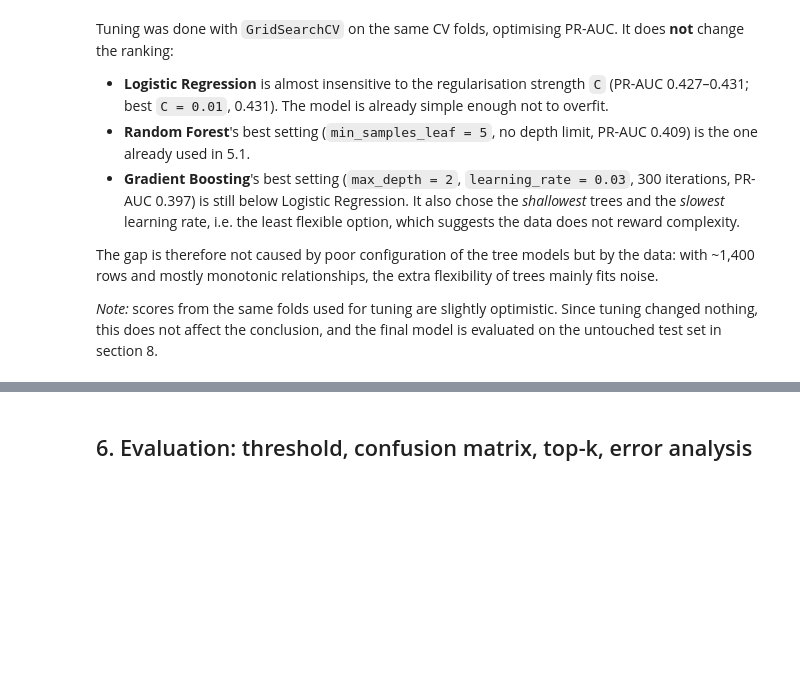
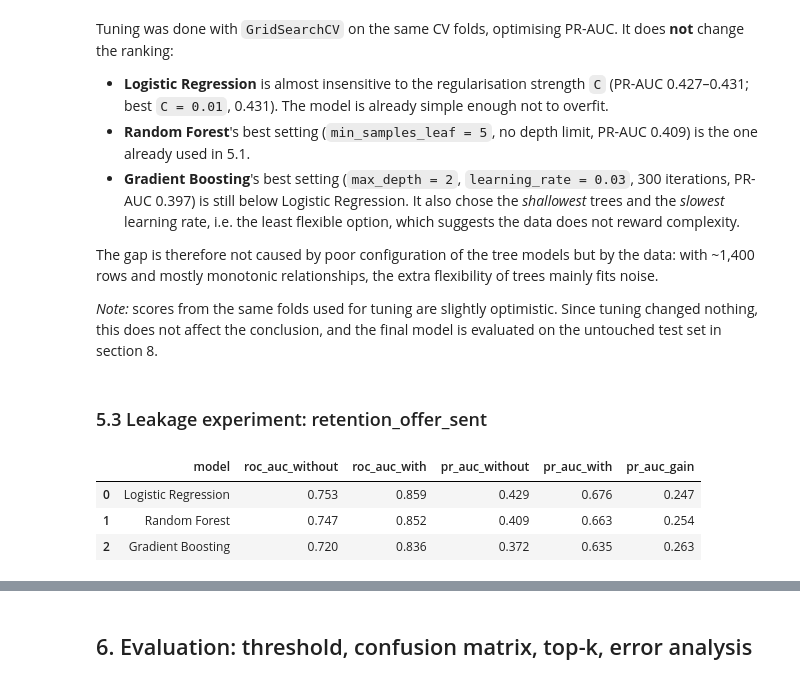
Before and after one commit to mineterkan/customer-churn-prediction, a Jupyter notebook: notebooks/churn_analysis.ipynb, the cells around one changed output, grey strips where cells are left out. Drawn from its saved outputs; the diff is of its cells as text; code cells hidden in the pictures; blank space fills up the shorter version.

```diff
--- a/notebooks/churn_analysis.ipynb
+++ b/notebooks/churn_analysis.ipynb
@@ -607,3 +624,26 @@ Tuning was done with `GridSearchCV` on the same CV folds, optimising PR-AUC. It
 The gap is therefore not caused by poor configuration of the tree models but by the data: with ~1,400 rows and mostly monotonic relationships, the extra flexibility of trees mainly fits noise.
 
 *Note:* scores from the same folds used for tuning are slightly optimistic. Since tuning changed nothing, this does not affect the conclusion, and the final model is evaluated on the untouched test set in section 8.
+# %% [markdown]
+### 5.3 Leakage experiment: retention_offer_sent
+# %%
+X_train_offer = X_train.join(df["retention_offer_sent"])
+num_with_offer = NUM_COLS + ["retention_offer_sent"]
+
+leak_rows = []
+for name, model in make_models().items():
+    without = cv_evaluate(name, Pipeline([("pre", make_preprocessor()), ("clf", model)]))
+    with_offer = cv_evaluate(name, Pipeline([("pre", make_preprocessor(num_with_offer)),
+                                             ("clf", make_models()[name])]),
+                             X_data=X_train_offer)
+    leak_rows.append({"model": name,
+                      "roc_auc_without": without["roc_auc"], "roc_auc_with": with_offer["roc_auc"],
+                      "pr_auc_without": without["pr_auc"], "pr_auc_with": with_offer["pr_auc"]})
+leak_df = pd.DataFrame(leak_rows).round(3)
+leak_df["pr_auc_gain"] = (leak_df["pr_auc_with"] - leak_df["pr_auc_without"]).round(3)
+leak_df
+# %% [output]
+|  | model | roc_auc_without | roc_auc_with | pr_auc_without | pr_auc_with | pr_auc_gain |
+| 0 | Logistic Regression | 0.753 | 0.859 | 0.429 | 0.676 | 0.247 |
+| 1 | Random Forest | 0.747 | 0.852 | 0.409 | 0.663 | 0.254 |
+| 2 | Gradient Boosting | 0.720 | 0.836 | 0.372 | 0.635 | 0.263 |
```
Also changed, not shown: parts of 11 cells of this notebook.
